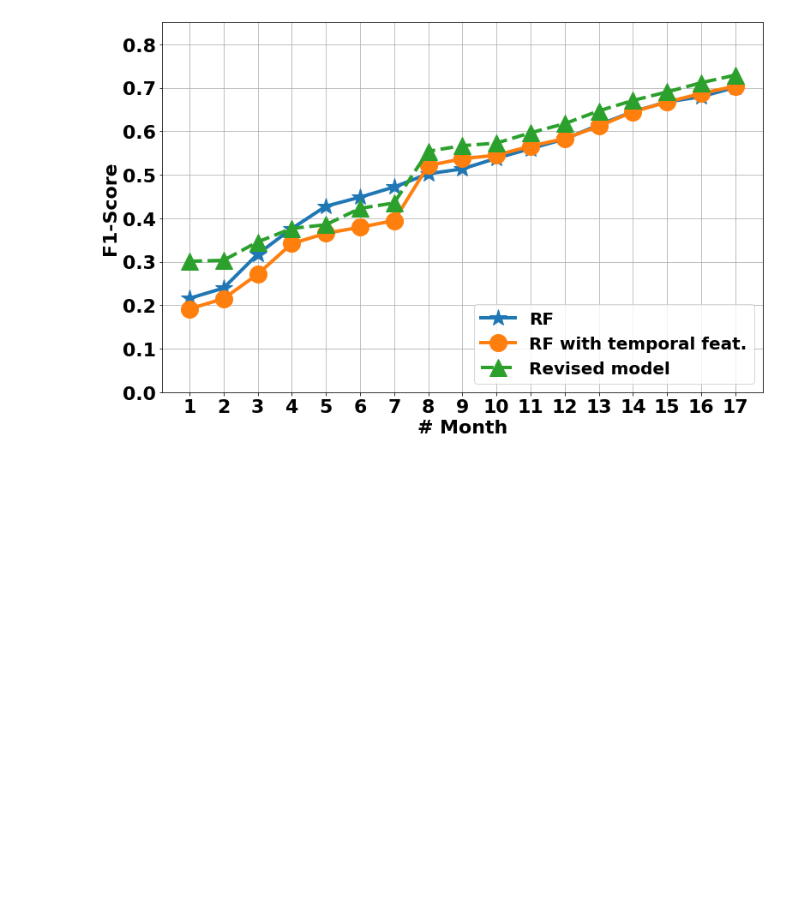
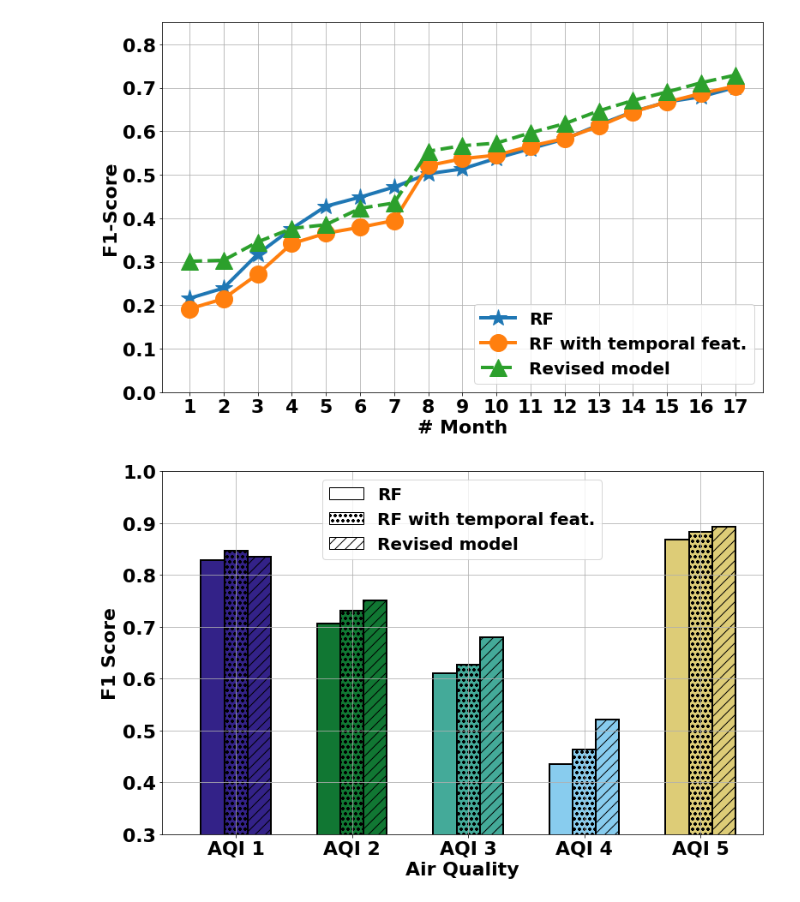
Before and after one commit to prasenjit52282/AQuaMoHo, a Jupyter notebook: plot.ipynb, the cells around one changed output. Saved outputs shown, nothing was run; the diff lists cells and outputs as text; code cells hidden in the pictures; blank space fills up the shorter version.

Commit message:
aqi wise f1 scores and annotation quality for aqi 4 is added

```diff
--- a/plot.ipynb
+++ b/plot.ipynb
@@ -258,3 +259,19 @@ fig.savefig("./logs/figs/delhi_1by1.png")
 [figure]
 # %%
 #NICE
+# %%
+from library.models.rnn import RNN
+from library.constants import epochs,batch_size
+from library.models.rf import RandomForest,OldRandomForest
+from library.experiments import experiment,datasplit_experiment
+from IPython.display import clear_output
+
+def classwise_F1_score_and_conf_met(model):
+    y_true = model.y_test
+    y_pred = model.pred_fn(model.X_test)
+    labels = [0, 1, 2, 3, 4]
+
+    f1_scores = f1_score(y_true, y_pred, average=None, labels=labels)
+    f1_scores_with_labels = {label:score for label,score in zip(labels, f1_scores)}
+    conf_met=confusion_matrix(y_true,y_pred)
+    return f1_scores_with_labels,conf_met
@@ -260,0 +305,40 @@ fig.savefig("./logs/figs/delhi_1by1.png")
+# %%
+fig, ax = plt.subplots(figsize=figsize)
+#RF OLD
+ax.bar(x=np.array([1,2,3,4,5])-0.2,height=rf_old_f1.values(),align='center', alpha=1, ecolor='k',
+       capsize=10,color=color,
+       width=0.2,ec='k',linewidth=linewidth-2,
+       error_kw =dict(linestyle='-',linewidth=linewidth-1, color='black',markeredgewidth=linewidth-1))
+
+#RF
+ax.bar(x=np.array([1,2,3,4,5]),height=rf_f1.values(),align='center', alpha=1, ecolor='k',
+       capsize=10,color=color,
+       width=0.2,ec='k',linewidth=linewidth-2,hatch='oo',
+       error_kw =dict(linestyle='-',linewidth=linewidth-1, color='black',markeredgewidth=linewidth-1))
+#RNN
+ax.bar(x=np.array([1,2,3,4,5])+0.2,height=rnn_f1.values(), #GP
+       align='center', alpha=1, ecolor='k',
+       capsize=10,color=color,
+       width=0.2,ec='k',linewidth=linewidth-2,hatch='//',
+       error_kw =dict(linestyle='-',linewidth=linewidth-1, color='black',markeredgewidth=linewidth-1))
+
+ax.set_ylim(0.3,1.0)
+
+ax.set_xlabel("Air Quality",fontsize=fontsize, fontweight='bold')
+ax.set_ylabel("F1 Score",fontsize=fontsize, fontweight='bold')
+
+ax.set_xticks([1,2,3,4,5])
+ax.set_xticklabels([f'AQI {i}' for i in range(1,6)],fontsize=fontsize, fontweight='bold')
+plt.yticks(fontsize=fontsize, fontweight='bold')
+
+#LEGEND######
+plt.bar([1],[0],label='RF',color='white',ec='k')
+plt.bar([1],[0],label='RF with temporal feat.',color='white',ec='k',hatch='oo')
+plt.bar([1],[0],label='Revised model',color='white',ec='k',hatch='//')
+plt.legend(loc='upper center',prop=dict(size=fontsize-2,weight="bold"))
+
+plt.tight_layout()
+plt.grid()
+fig.savefig("./logs/figs/dgp_aqi.png")
+# %% [output]
+[figure, added]
```
Also changed, not shown: parts of 6 cells of this notebook, 4 other files.
